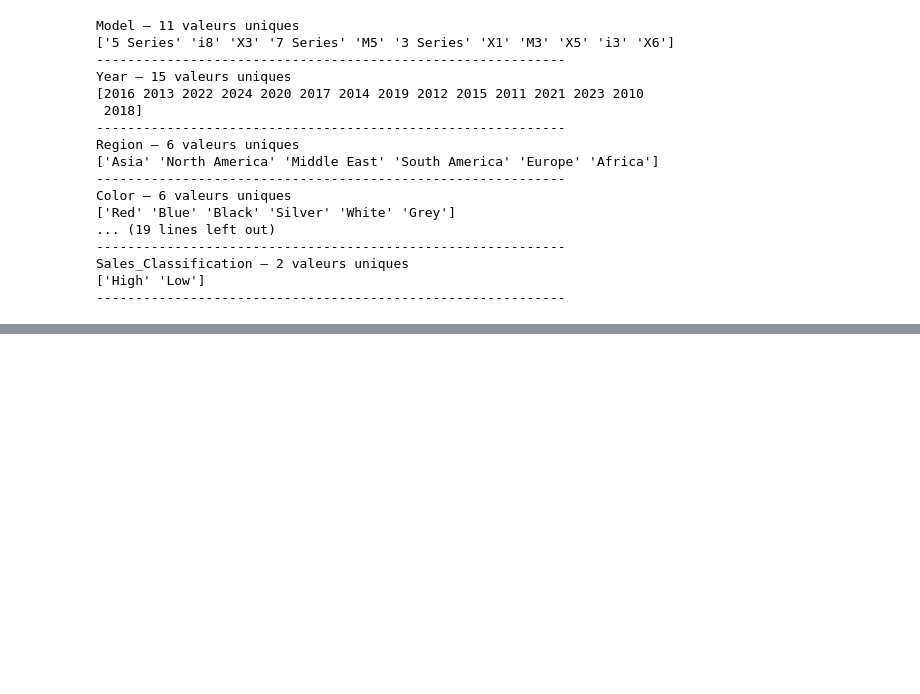
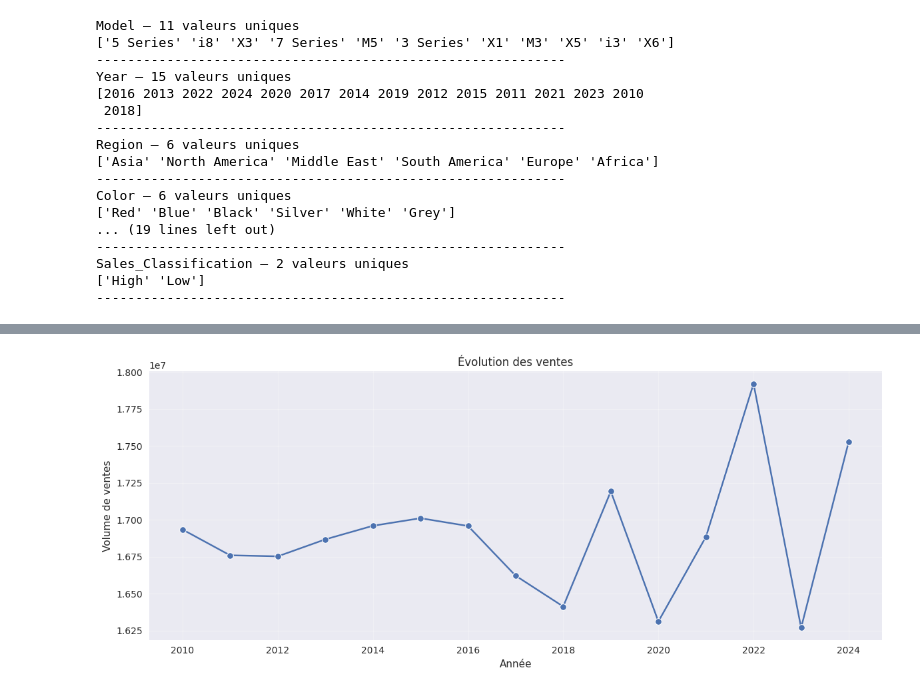
Before and after one commit to Nandaak96/BMW-Worldwide-Sales-Records-2010-2024-, a Jupyter notebook: Traitrement.ipynb, the cells around one changed output, grey strips where cells are left out. Cells and saved outputs as stored; diff of their text form; code cells hidden in the pictures; blank space fills up the shorter version.

Commit message:
Ajout 1ère partie KPIs Ventes

```diff
--- a/Traitrement.ipynb
+++ b/Traitrement.ipynb
@@ -129,0 +132,5 @@ Sales_Classification — 2 valeurs uniques
+# %%
+#Evolution des ventes selon les années, tout modèle confondu
+
+evolution_ventes = df.groupby('Year')['Sales_Volume'].sum().reset_index()
+print(evolution_ventes)
@@ -129,0 +154,11 @@ Sales_Classification — 2 valeurs uniques
+# %%
+#Graphe évolution des ventes
+
+plt.figure(figsize=(12,5))
+sns.lineplot(data=evolution_ventes, x='Year', y='Sales_Volume', marker='o')
+plt.title("Évolution des ventes")
+plt.xlabel("Année"); plt.ylabel("Volume de ventes")
+plt.grid(True, alpha=0.3)
+plt.tight_layout(); plt.show()
+# %% [output]
+[figure, added]
```
Also changed, not shown: parts of 3 cells of this notebook.
